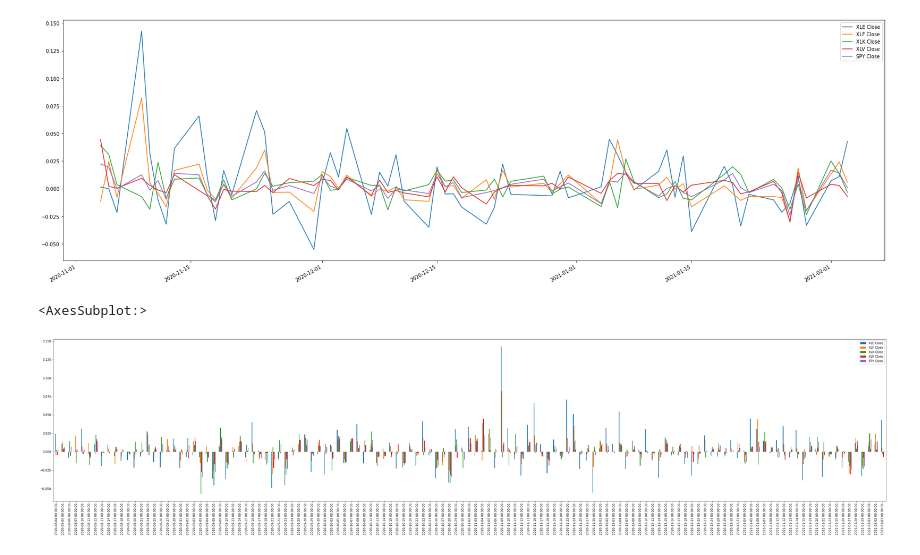
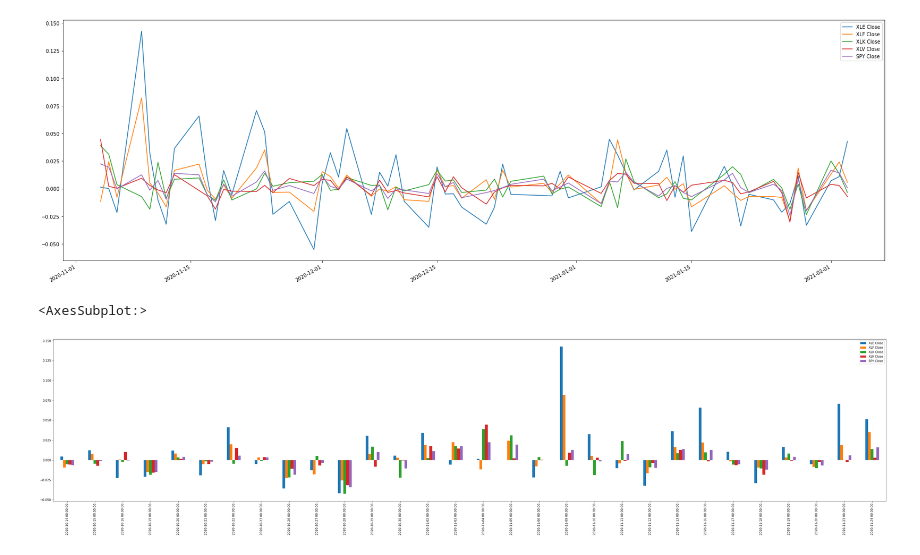
Before and after one commit to pdellis85/PoliStock, a Jupyter notebook: Viz-Test.ipynb, the cells around one changed output. Cells and saved outputs as stored; diff of their text form; code cells hidden in the pictures.

```diff
--- a/Viz-Test.ipynb
+++ b/Viz-Test.ipynb
@@ -592,7 +592,7 @@ daily_returns_biden_after.plot(figsize=(30,10))
 [figure]
 # %%
 biden_returns_df = pd.concat([daily_returns_biden, daily_returns_biden_after], axis = 'rows', join= 'inner')
-biden_returns_df.plot.bar(figsize=(50,10))
+biden_returns_df.iloc[50:80].plot.bar(figsize=(50,10))
 # %% [output]
 <AxesSubplot:>
-[figure, old version]
+[figure, new version]
```
Also changed, not shown: parts of 10 cells of this notebook.
